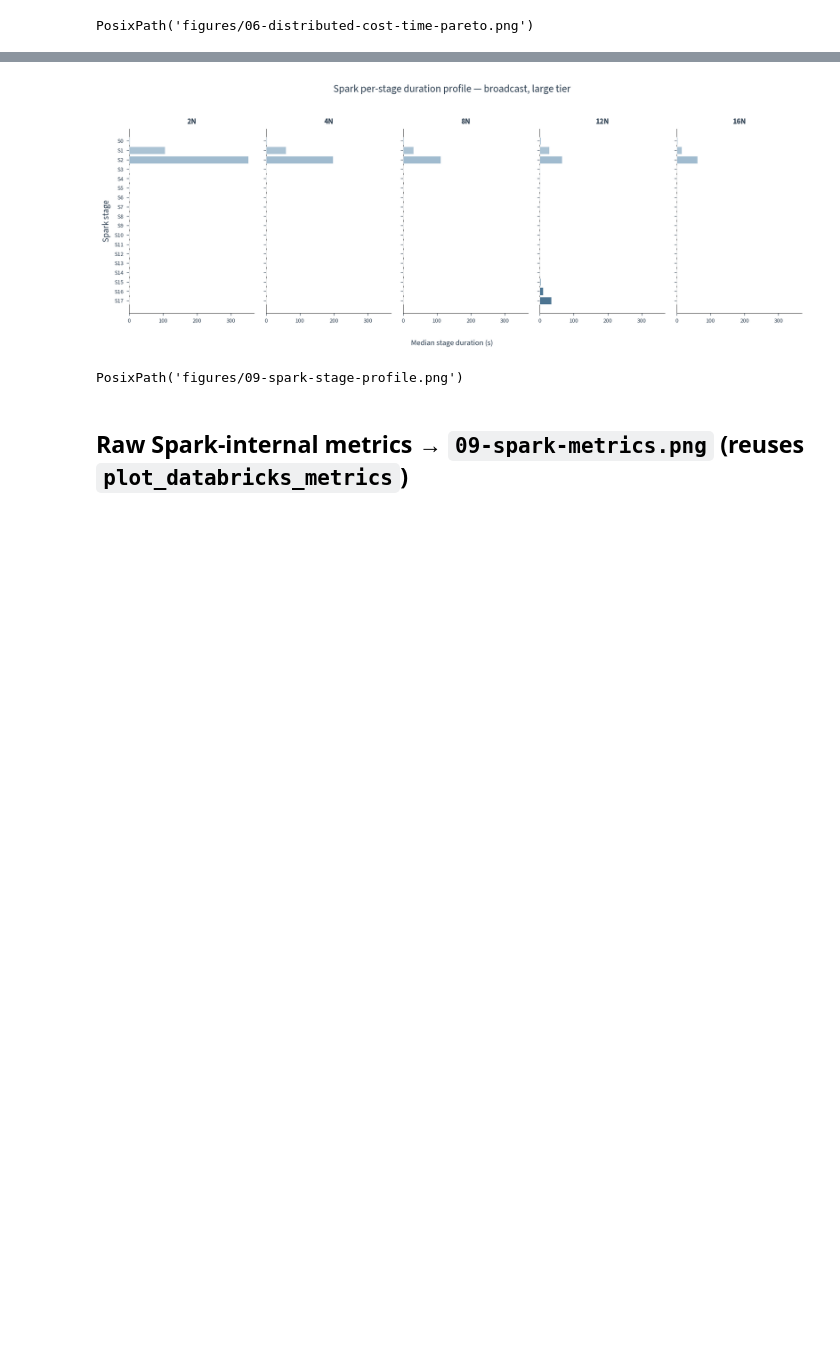
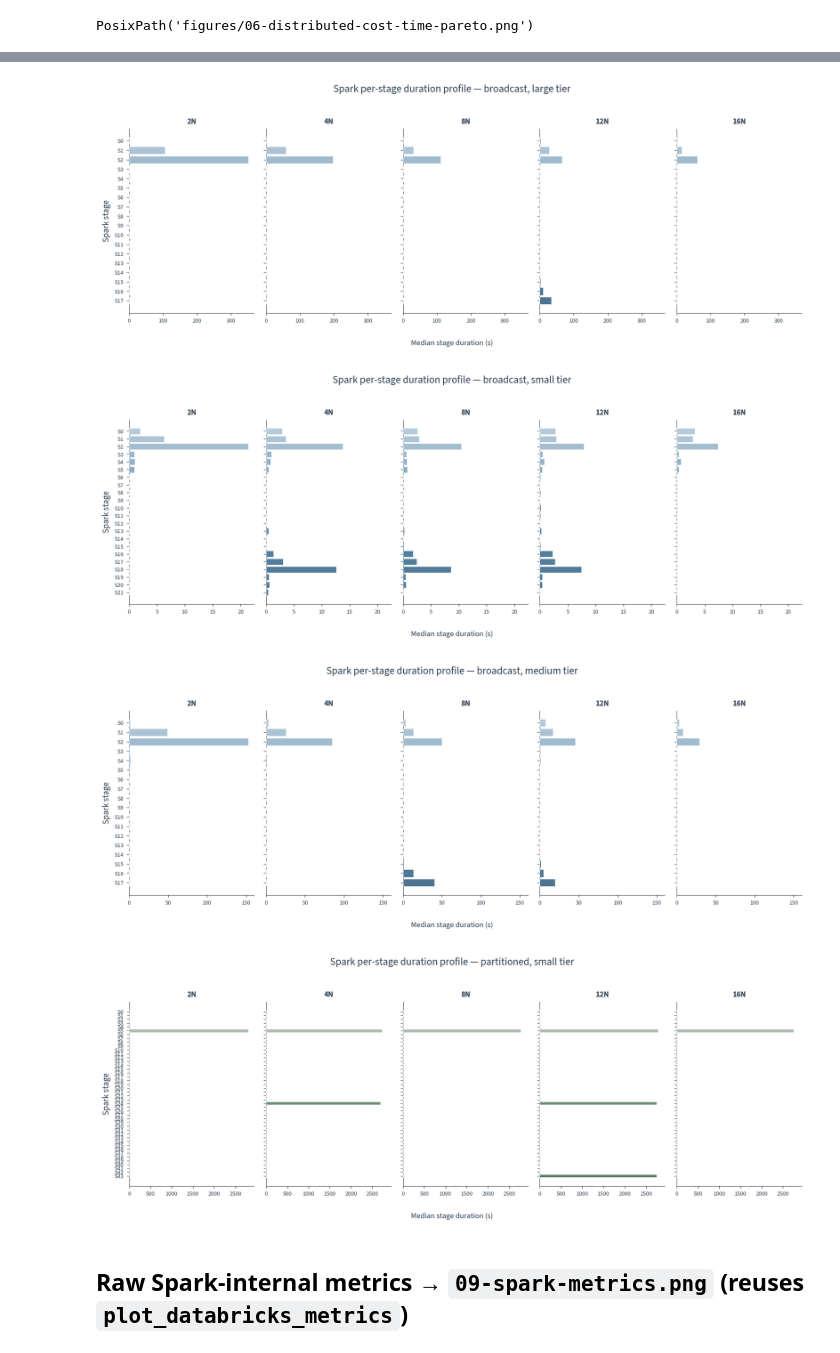
Before and after one commit to kartAI/doppa-analytics, a Jupyter notebook: notebooks/03-rq2-distributed.ipynb, the cells around one changed output, grey strips where cells are left out. Drawn from its saved outputs; the diff is of its cells as text; code cells hidden in the pictures; blank space fills up the shorter version.

```diff
--- a/notebooks/03-rq2-distributed.ipynb
+++ b/notebooks/03-rq2-distributed.ipynb
@@ -52,13 +52,25 @@ PosixPath('figures/06-distributed-cost-time-pareto.png')
 # %%
 # --- New RQ2 + appendix figures (thesis_figures.fig_*) ---
 tf.fig_distributed_strategy_contrast(successful, cost_summary, style, FIG / "06-distributed-strategy-contrast.png")
 tf.fig_distributed_client_boundary(successful, style, FIG / "06-distributed-client-boundary.png")
 tf.fig_spark_stage_profile(successful, style, FIG / "09-spark-stage-profile.png")
+
+# --- Spark stage-profile family: one profile per cluster config that has stage
+# data (siblings of the canonical broadcast/large profile above, which is kept
+# untouched for the thesis \includegraphics). Broadcast ran all three tiers;
+# partitioned ran small only (medium/large = executor OOM, no stage data).
+for strat, tier in [("broadcast", "small"), ("broadcast", "medium"),
+                    ("partitioned", "small")]:
+    tf.fig_spark_stage_profile(successful, style,
+                               FIG / f"09-spark-stage-profile-{strat}-{tier}.png",
+                               strategy=strat, tier=tier)
 # %% [output]
 [figure]
 [figure]
 [figure]
-PosixPath('figures/09-spark-stage-profile.png')
+[figure, added]
+[figure, added]
+[figure, added]
 # %% [markdown]
 ## Raw Spark-internal metrics → `09-spark-metrics.png` (reuses `plot_databricks_metrics`)
 # %%
```
Also changed, not shown: parts of 1 cell of this notebook, 55 other files.
